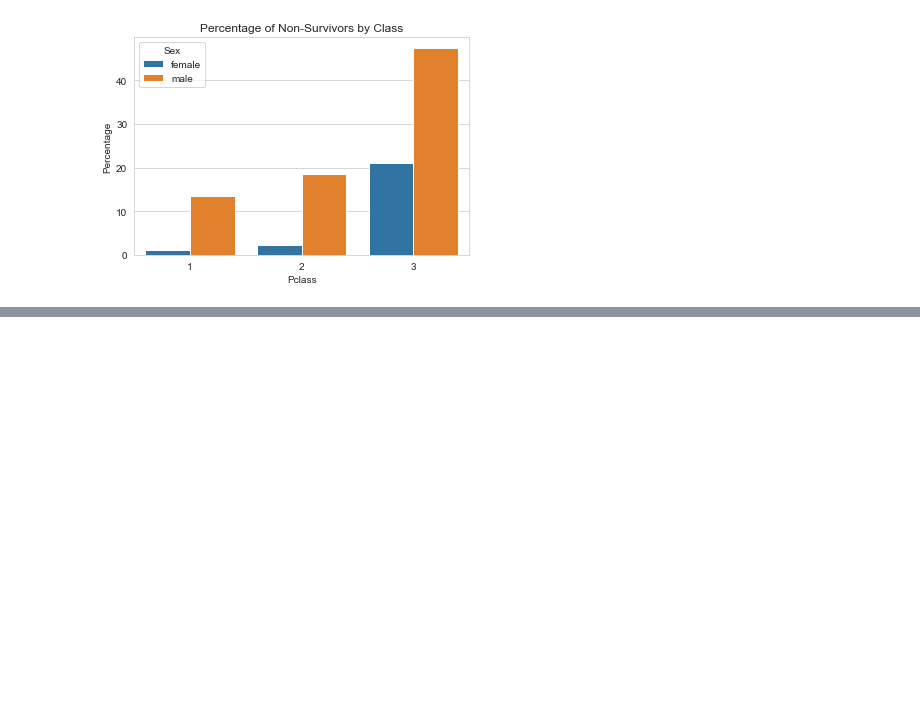
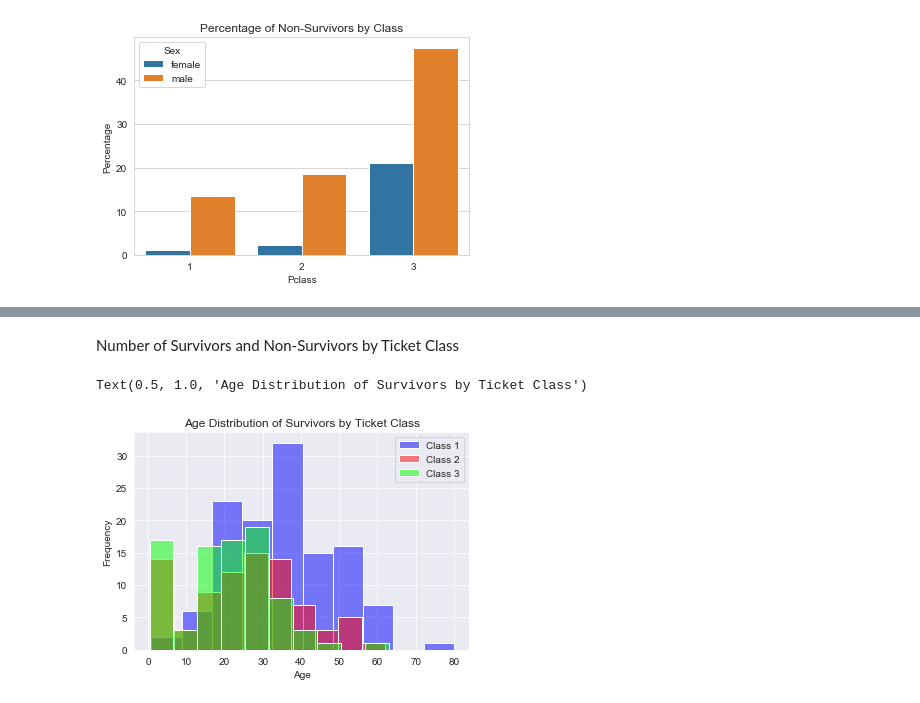
Before and after one commit to Matbochun/python-courses, a Jupyter notebook: Exercises_Mat/Ex.4 Titanic train/Train.ipynb, the cells around one changed output, grey strips where cells are left out. Drawn from its saved outputs; the diff is of its cells as text; code cells hidden in the pictures; blank space fills up the shorter version.

```diff
--- a/Exercises_Mat/Ex.4 Titanic train/Train.ipynb
+++ b/Exercises_Mat/Ex.4 Titanic train/Train.ipynb
@@ -106,0 +118,16 @@ Does Ticket Class matter more than Age?
+# %% [markdown]
+Number of Survivors and Non-Survivors by Ticket Class
+# %%
+survivors_1 = train.loc[(train["Survived"]==1)&(train["Pclass"]==1), "Age"]
+survivors_2 = train.loc[(train["Survived"]==1)&(train["Pclass"]==2), "Age"]
+survivors_3 = train.loc[(train["Survived"]==1)&(train["Pclass"]==3), "Age"]
+
+survivors_1.plot.hist(fc=(0, 0, 1, 0.5), label="Class 1")
+survivors_2.plot.hist(fc=(1, 0, 0, 0.5), label="Class 2")
+survivors_3.plot.hist(fc=(0, 1, 0, 0.5), label="Class 3")
+plt.xlabel("Age")
+plt.legend(loc='upper right')
+plt.title("Age Distribution of Survivors by Ticket Class")
+# %% [output]
+Text(0.5, 1.0, 'Age Distribution of Survivors by Ticket Class')
+[figure, added]
```
Also changed, not shown: parts of 2 cells of this notebook, 1 other file.
